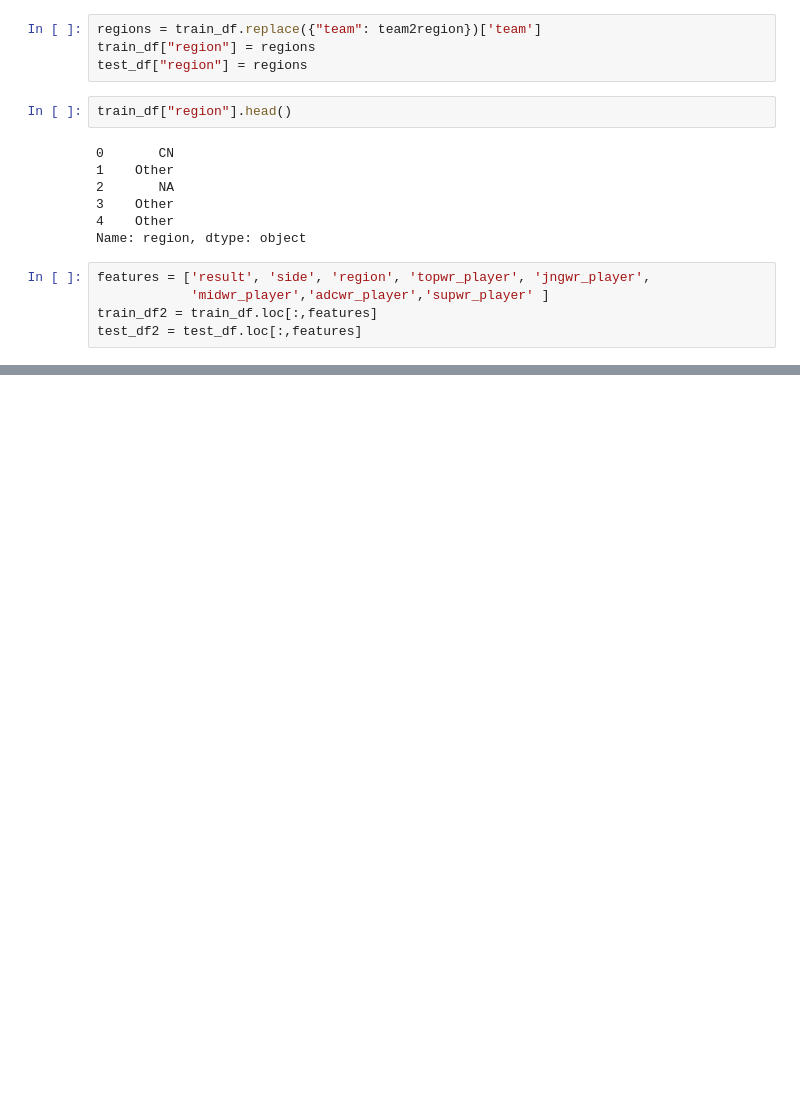
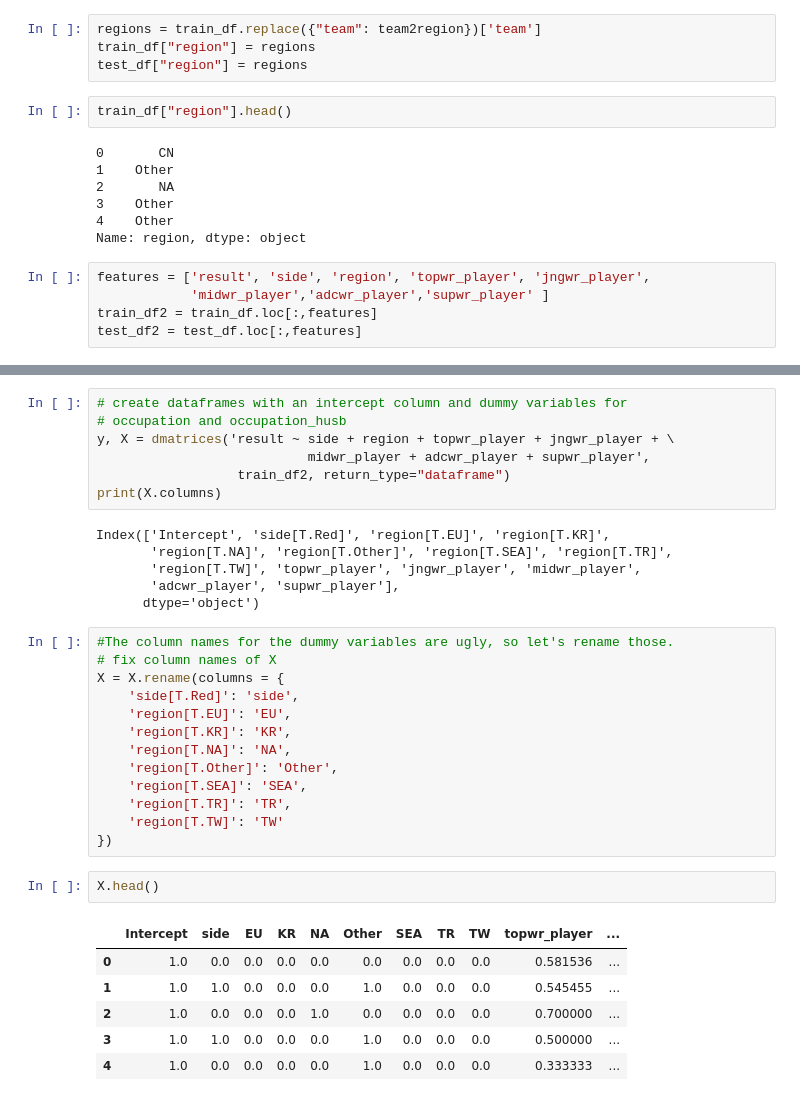
Before and after one commit to dsalgador/LeagueOfLegends-Project-Python, a Jupyter notebook: Model-Study.ipynb, the cells around one changed output, grey strips where cells are left out. Saved outputs shown, nothing was run; the diff lists cells and outputs as text; blank space fills up the shorter version.

```diff
--- a/Model-Study.ipynb
+++ b/Model-Study.ipynb
@@ -152,0 +212,35 @@ test_df2.head()
+# %%
+# create dataframes with an intercept column and dummy variables for
+# occupation and occupation_husb
+y, X = dmatrices('result ~ side + region + topwr_player + jngwr_player + \
+                           midwr_player + adcwr_player + supwr_player',
+                  train_df2, return_type="dataframe")
+print(X.columns)
+# %% [output]
+Index(['Intercept', 'side[T.Red]', 'region[T.EU]', 'region[T.KR]',
+       'region[T.NA]', 'region[T.Other]', 'region[T.SEA]', 'region[T.TR]',
+       'region[T.TW]', 'topwr_player', 'jngwr_player', 'midwr_player',
+       'adcwr_player', 'supwr_player'],
+      dtype='object')
+# %%
+#The column names for the dummy variables are ugly, so let's rename those.
+# fix column names of X
+X = X.rename(columns = {
+    'side[T.Red]': 'side',
+    'region[T.EU]': 'EU',
+    'region[T.KR]': 'KR',
+    'region[T.NA]': 'NA',
+    'region[T.Other]': 'Other',
+    'region[T.SEA]': 'SEA',
+    'region[T.TR]': 'TR',
+    'region[T.TW]': 'TW'
+})
+# %%
+X.head()
+# %% [output]
+|  | Intercept | side | EU | KR | NA | Other | SEA | TR | TW | topwr_player | ... |
+| 0 | 1.0 | 0.0 | 0.0 | 0.0 | 0.0 | 0.0 | 0.0 | 0.0 | 0.0 | 0.581536 | ... |
+| 1 | 1.0 | 1.0 | 0.0 | 0.0 | 0.0 | 1.0 | 0.0 | 0.0 | 0.0 | 0.545455 | ... |
+| 2 | 1.0 | 0.0 | 0.0 | 0.0 | 1.0 | 0.0 | 0.0 | 0.0 | 0.0 | 0.700000 | ... |
+| 3 | 1.0 | 1.0 | 0.0 | 0.0 | 0.0 | 1.0 | 0.0 | 0.0 | 0.0 | 0.500000 | ... |
+| 4 | 1.0 | 0.0 | 0.0 | 0.0 | 0.0 | 1.0 | 0.0 | 0.0 | 0.0 | 0.333333 | ... |
```
Also changed, not shown: parts of 43 cells of this notebook.
